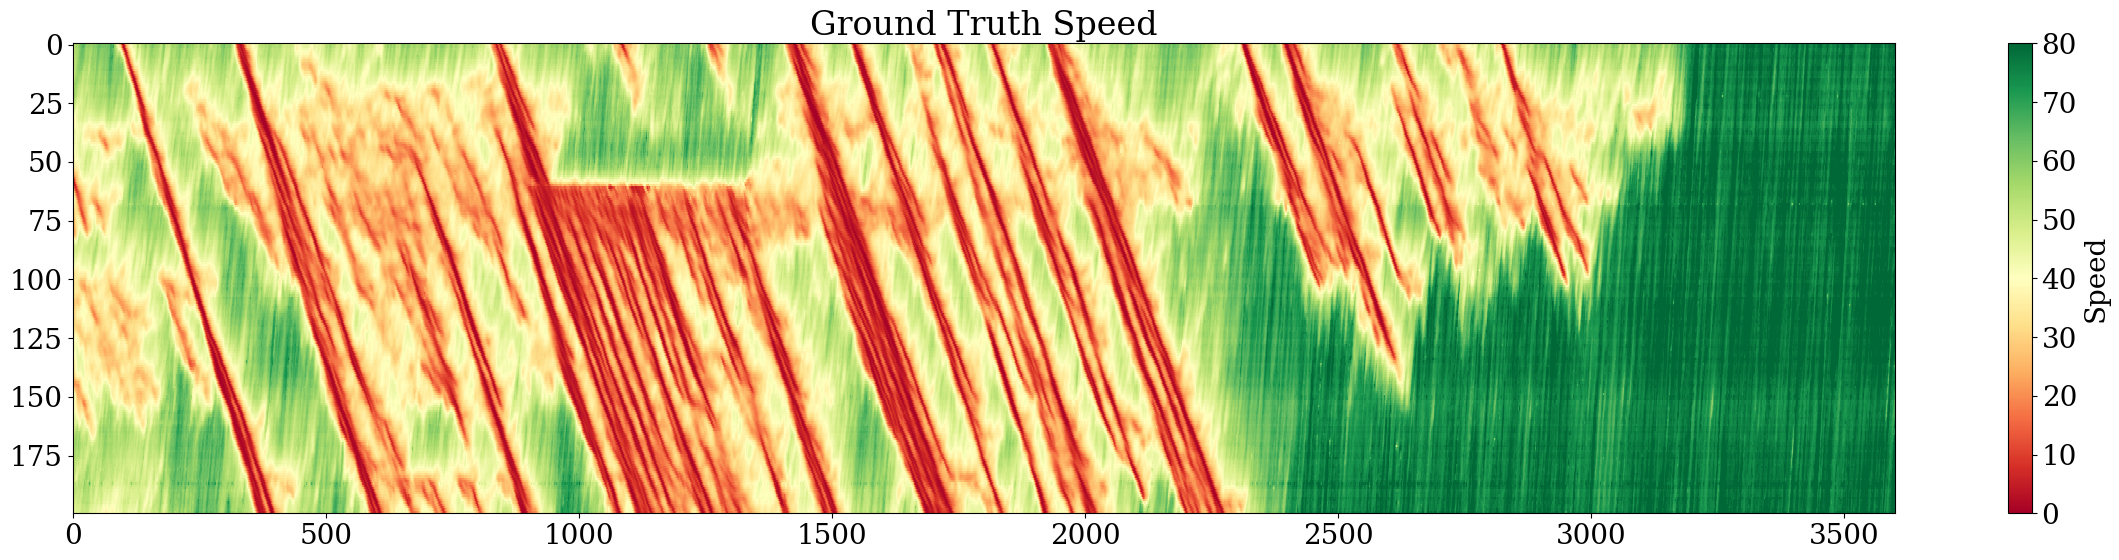
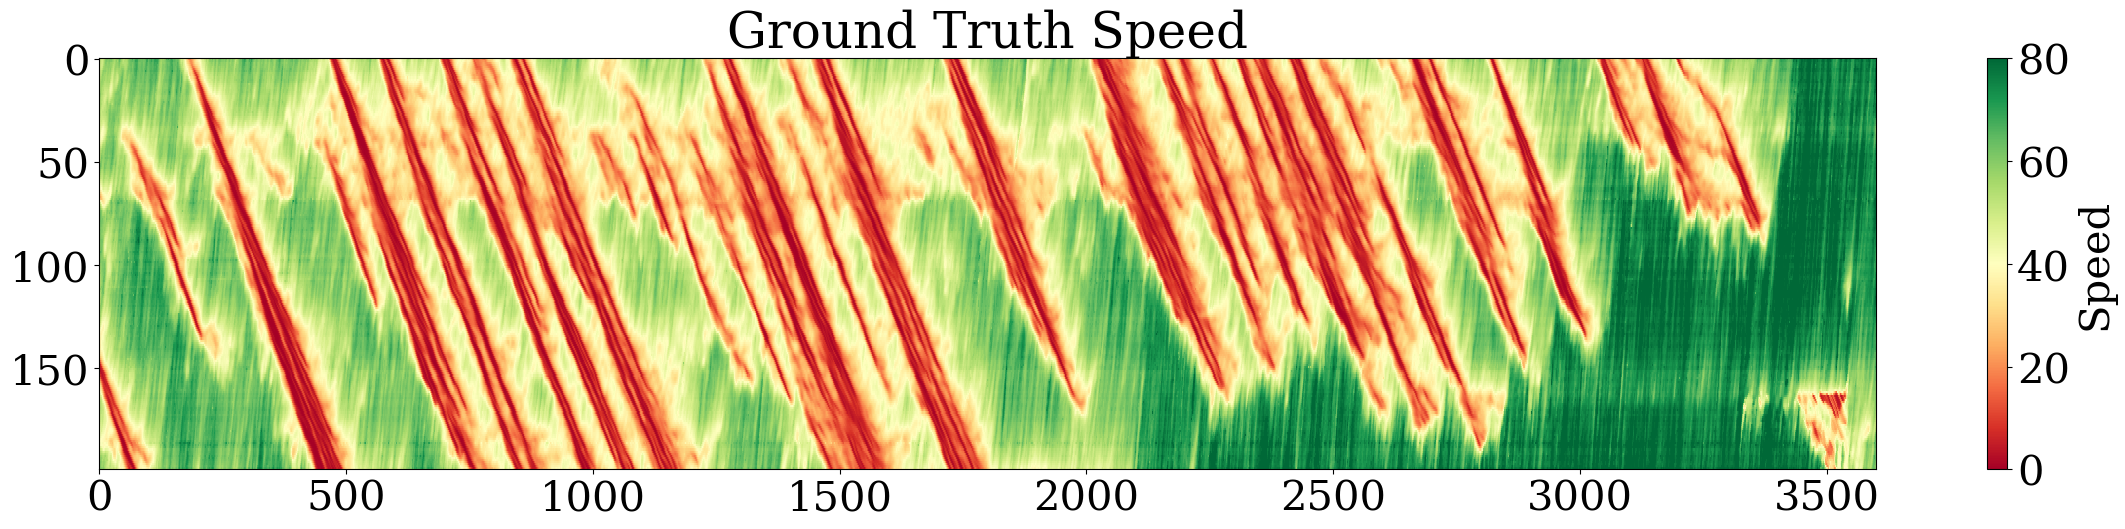
The change to this notebook cell's code, shown as a diff; its figure went from the first image to the second:
--- before
+++ after
@@ -1,4 +1,4 @@
 plt.figure(figsize=(24, 6))
-plt.rcParams.update({'font.size': 20, 'font.family': 'serif'})
+plt.rcParams.update({'font.size': 30, 'font.family': 'serif'})
 plt.imshow(motion, cmap='RdYlGn', interpolation='nearest', origin='lower',vmin=0, vmax=80, aspect='auto')
 plt.colorbar(label='Speed')

Commit: Update the code with new structure. Figures are reproducible.